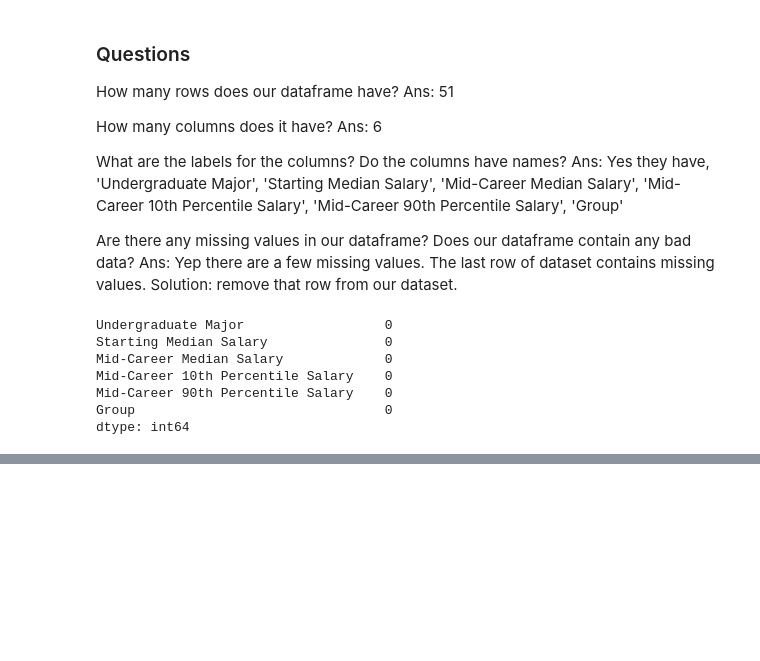
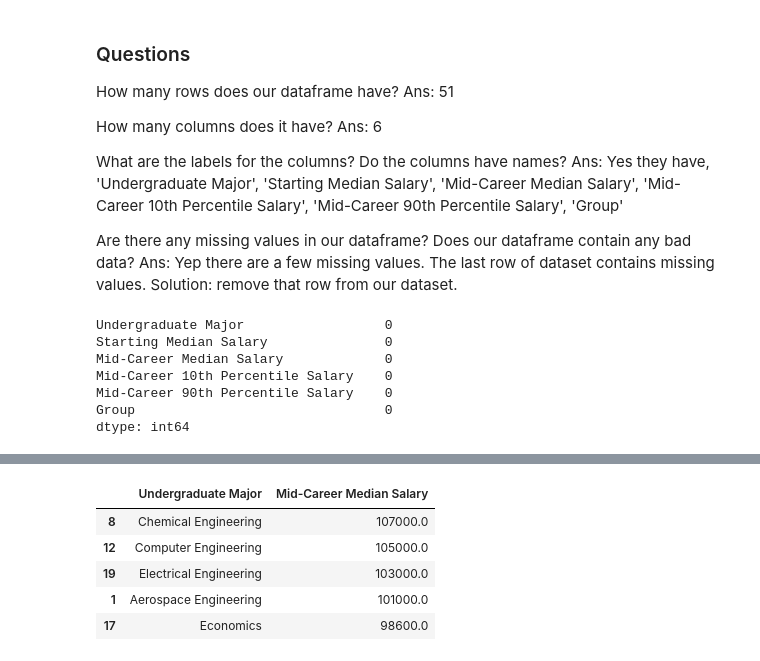
Before and after one commit to M-Awwab-Khan/college-major-data-exploration, a Jupyter notebook: College_Major_Data_Exploration_Pandas.ipynb, the cells around one changed output, grey strips where cells are left out. Saved outputs shown, nothing was run; the diff lists cells and outputs as text; code cells hidden in the pictures; blank space fills up the shorter version.

```diff
--- a/College_Major_Data_Exploration_Pandas.ipynb
+++ b/College_Major_Data_Exploration_Pandas.ipynb
@@ -84,0 +103,11 @@ dtype: int64
+# %%
+cleaned[['Undergraduate Major', 'Mid-Career Median Salary']]\
+.sort_values(by='Mid-Career Median Salary', ascending=False)\
+.head()
+# %% [output]
+|  | Undergraduate Major | Mid-Career Median Salary |
+| 8 | Chemical Engineering | 107000.0 |
+| 12 | Computer Engineering | 105000.0 |
+| 19 | Electrical Engineering | 103000.0 |
+| 1 | Aerospace Engineering | 101000.0 |
+| 17 | Economics | 98600.0 |
```
Also changed, not shown: parts of 11 cells of this notebook.
